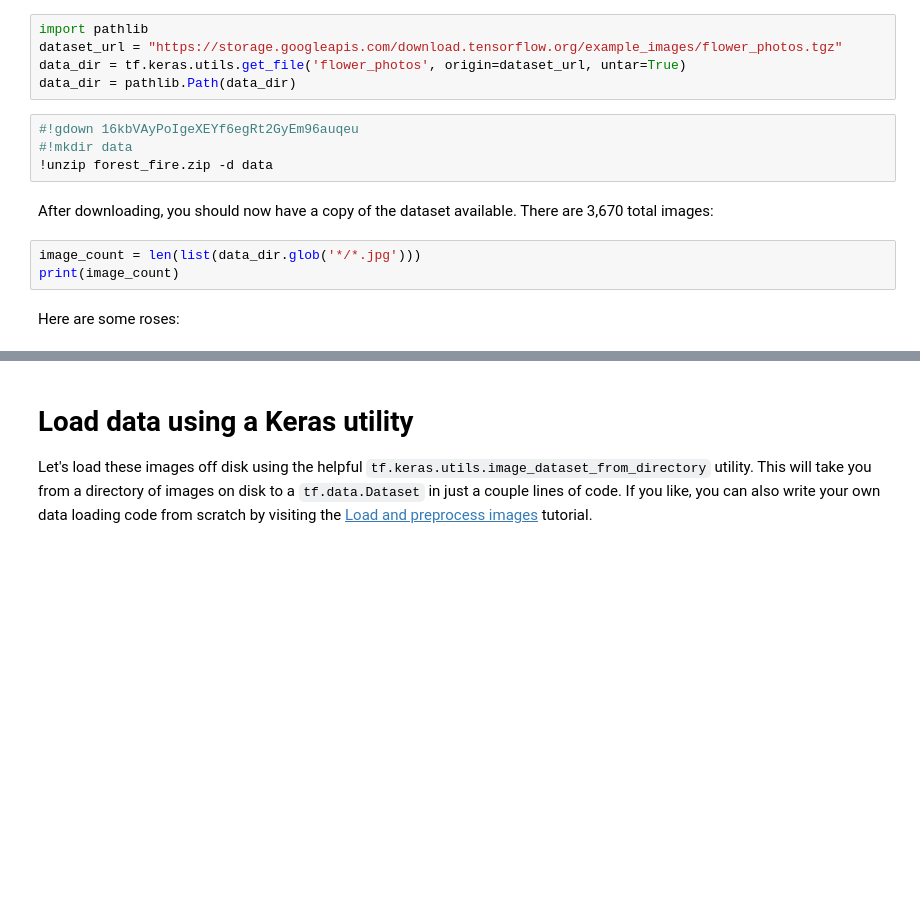
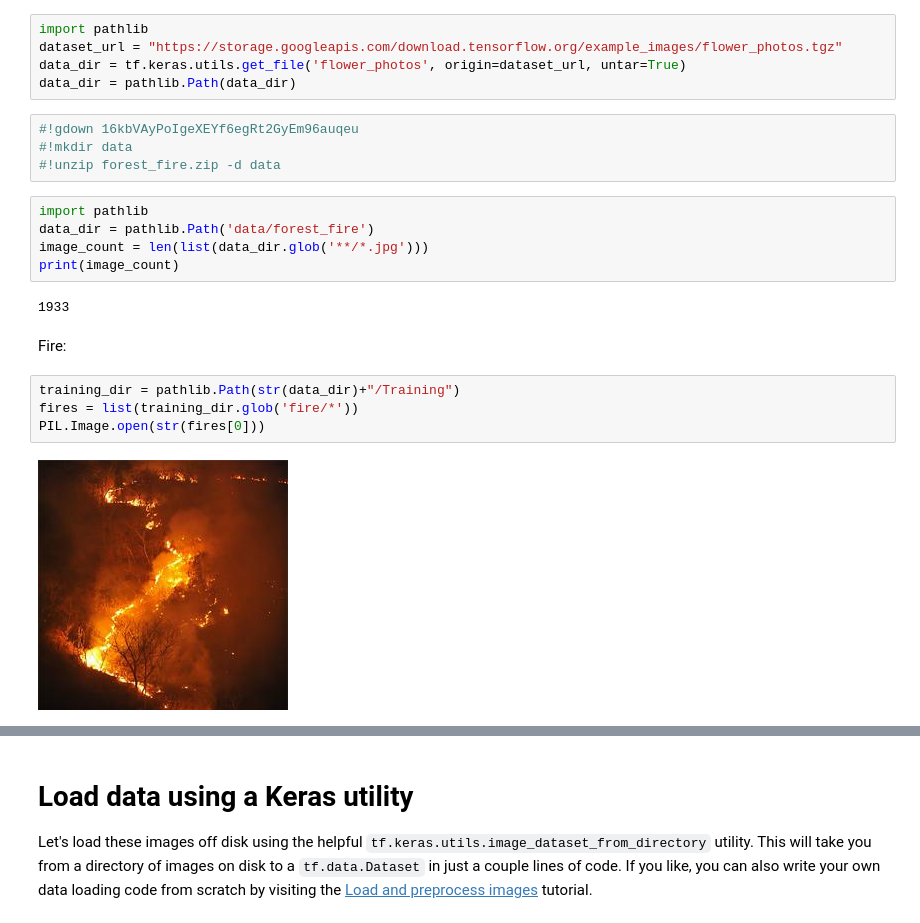
Before and after one commit to doanthuan/wildfire-detection, a Jupyter notebook: classification.ipynb, the cells around one changed output, grey strips where cells are left out. Cells and saved outputs as stored; diff of their text form; blank space fills up the shorter version.

```diff
--- a/classification.ipynb
+++ b/classification.ipynb
@@ -20,11 +20,19 @@ data_dir = pathlib.Path(data_dir)
 # %%
 #!gdown 16kbVAyPoIgeXEYf6egRt2GyEm96auqeu
 #!mkdir data
-!unzip forest_fire.zip -d data
+#!unzip forest_fire.zip -d data
-# %% [markdown]
-After downloading, you should now have a copy of the dataset available. There are 3,670 total images:
 # %%
-image_count = len(list(data_dir.glob('*/*.jpg')))
+import pathlib
+data_dir = pathlib.Path('data/forest_fire')
+image_count = len(list(data_dir.glob('**/*.jpg')))
 print(image_count)
+# %% [output]
+1933
-# %% [markdown]
-Here are some roses:
+# %% [markdown]
+Fire:
+# %%
+training_dir = pathlib.Path(str(data_dir)+"/Training")
+fires = list(training_dir.glob('fire/*'))
+PIL.Image.open(str(fires[0]))
+# %% [output]
+[figure, added]
```
Also changed, not shown: parts of 22 cells of this notebook.
